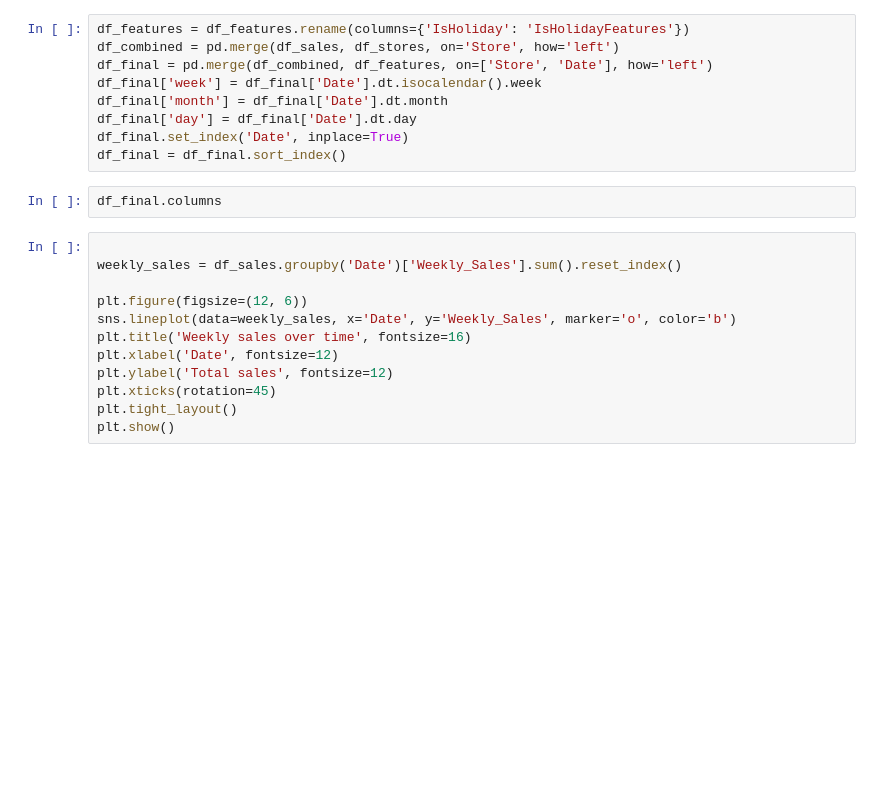
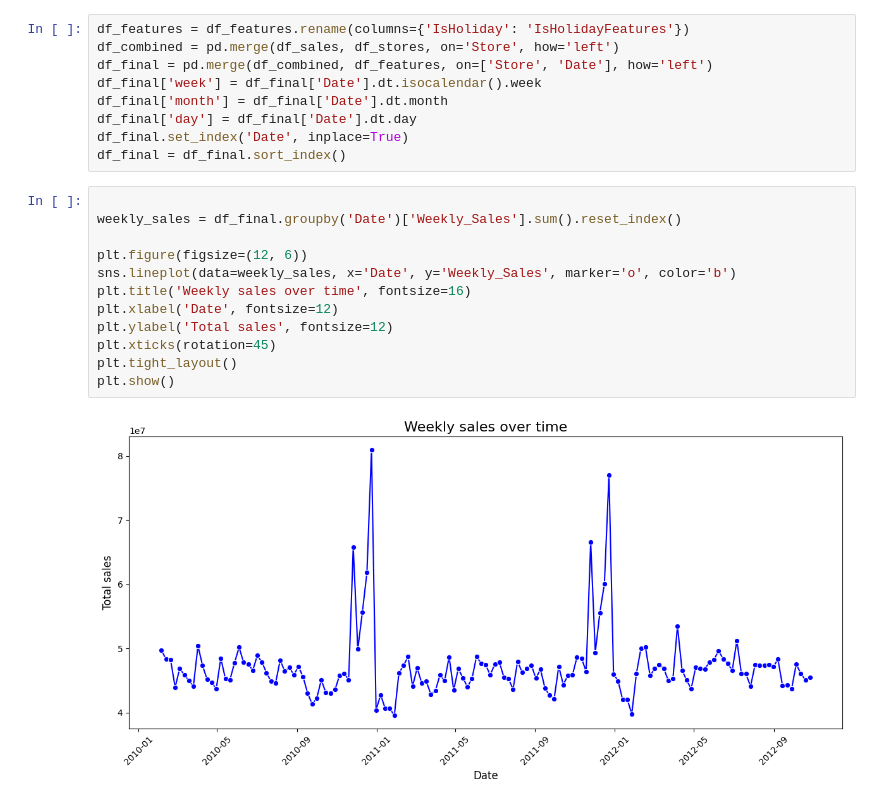
Before and after one commit to jpgianfaldoni/challenge-mle, a Jupyter notebook: notebooks/data_exploring.ipynb, the cells around one changed output. Cells and saved outputs as stored; diff of their text form; blank space fills up the shorter version.

```diff
--- a/notebooks/data_exploring.ipynb
+++ b/notebooks/data_exploring.ipynb
@@ -31,17 +62,17 @@ df_final['month'] = df_final['Date'].dt.month
 df_final['day'] = df_final['Date'].dt.day
 df_final.set_index('Date', inplace=True)
 df_final = df_final.sort_index()
-# %%
-df_final.columns
 # %%
 
-weekly_sales = df_sales.groupby('Date')['Weekly_Sales'].sum().reset_index()
+weekly_sales = df_final.groupby('Date')['Weekly_Sales'].sum().reset_index()
 
 plt.figure(figsize=(12, 6))
 sns.lineplot(data=weekly_sales, x='Date', y='Weekly_Sales', marker='o', color='b')
 plt.title('Weekly sales over time', fontsize=16)
 plt.xlabel('Date', fontsize=12)
 plt.ylabel('Total sales', fontsize=12)
 plt.xticks(rotation=45)
 plt.tight_layout()
 plt.show()
+# %% [output]
+[figure, added]
```
Also changed, not shown: parts of 12 cells of this notebook, 7 other files.
